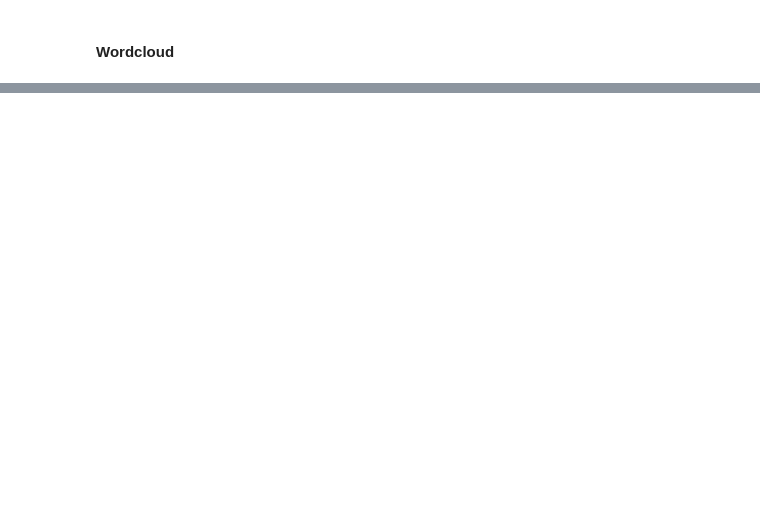
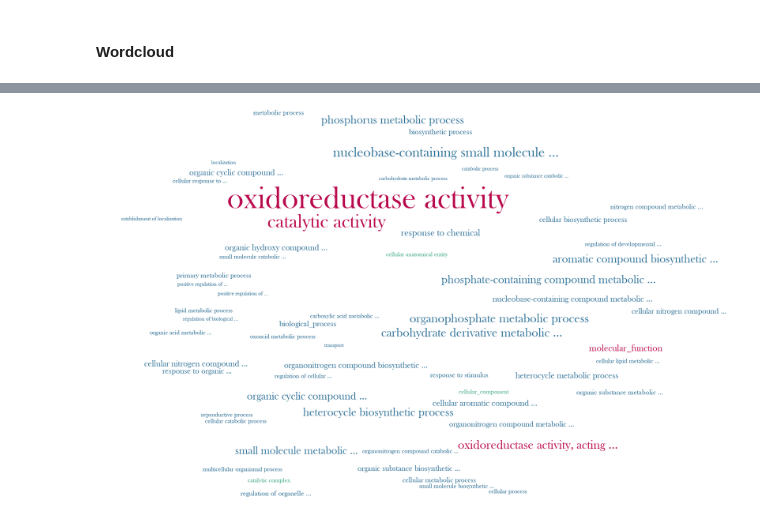
Before and after one commit to AlessandroManente/BiologicalDataDS2020, a Jupyter notebook: Project.ipynb, the cells around one changed output, grey strips where cells are left out. Drawn from its saved outputs; the diff is of its cells as text; code cells hidden in the pictures; blank space fills up the shorter version.

Commit message:
Clean notebook, add high level GO

```diff
--- a/Project.ipynb
+++ b/Project.ipynb
@@ -818,0 +1123,2 @@ wc.to_image()
+# %%
+pvals_sorted_69 = pvals_sorted[pvals_sorted.n_children >= pvals_sorted.n_children.quantile(0.80)].sort_values(by=['fold_increase'], ascending=False)
@@ -818,0 +1141,63 @@ wc.to_image()
+# %%
+dict_sub_tree = {}
+
+for term in pvals_sorted_69['index'].to_list():
+    if graph[term]["namespace"] == "biological_process":
+        dict_sub_tree.setdefault(graph[term]["namespace"], []).append(pvals_sorted_69[pvals_sorted_69.loc[:,'index'] == term].description_red.values[0])
+    elif graph[term]["namespace"] == "cellular_component":
+        dict_sub_tree.setdefault(graph[term]["namespace"], []).append(pvals_sorted_69[pvals_sorted_69.loc[:,'index'] == term].description_red.values[0])
+    else:
+        dict_sub_tree.setdefault(graph[term]["namespace"], []).append(pvals_sorted_69[pvals_sorted_69.loc[:,'index'] == term].description_red.values[0])
+# %%
+font_path = path.join('data', 'part_2', 'functional_analysis', 'Baskerville.ttf')
+
+wc = WordCloud(
+    font_path = font_path,
+    mask = np.array(Image.open(path.join('data', 'part_2', 'functional_analysis', 'mask1.png'))),
+    width = 800,
+    height = 500,
+    background_color="rgba(255, 255, 255, 0)",
+    mode="RGBA",
+    color_func = lambda *args, **kwargs: (18,10,143),
+    max_words = 200,
+    scale = 3,
+    prefer_horizontal = 1,
+    font_step=1,
+    min_font_size = 7,
+    max_font_size = 40
+)
+
+
+
+frequencies = pvals_sorted_69.set_index('description_red').fold_increase
+wc.generate_from_frequencies(frequencies)
+
+# palette 1
+# color_to_words = {
+#     '#264653': dict_sub_tree['biological_process'],
+#     '#E9C46A': dict_sub_tree['cellular_component'],
+#     '#E76F51': dict_sub_tree['molecular_function']
+# }
+
+# palette 2
+color_to_words = {
+    '#2E6F95': dict_sub_tree['biological_process'],
+    '#43AA8B': dict_sub_tree['cellular_component'],
+    '#B7094C': dict_sub_tree['molecular_function']
+}
+
+# Words that are not in any of the color_to_words values
+# will be colored with a grey single color function
+default_color = 'grey'
+
+# Create a color function with single tone
+grouped_color_func = SimpleGroupedColorFunc(color_to_words, default_color)
+
+# Apply our color function
+wc.recolor(color_func=grouped_color_func)
+
+path_wc = path.join('data', 'part_2', 'functional_analysis', 'wc_high_level.png')
+wc.to_file(path_wc)
+wc.to_image()
+# %% [output]
+[figure, added]
```
Also changed, not shown: parts of 85 cells of this notebook, 21 other files.
